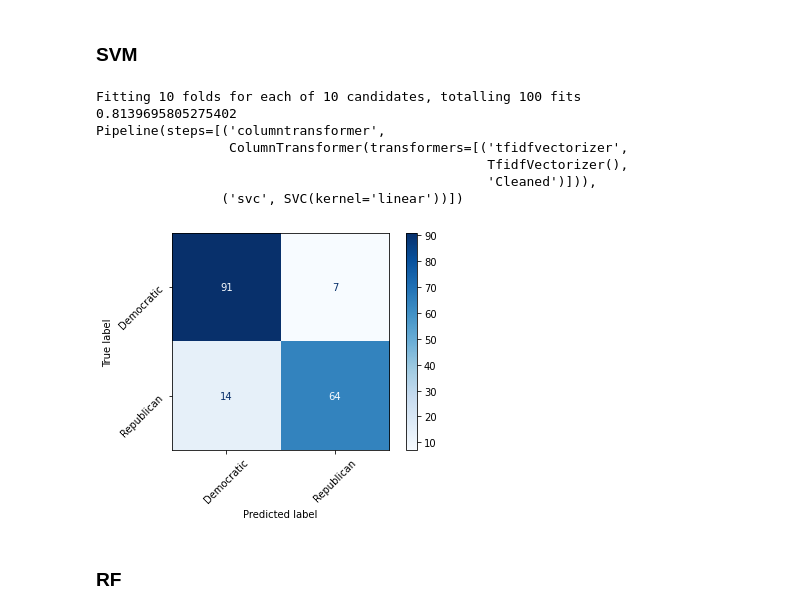
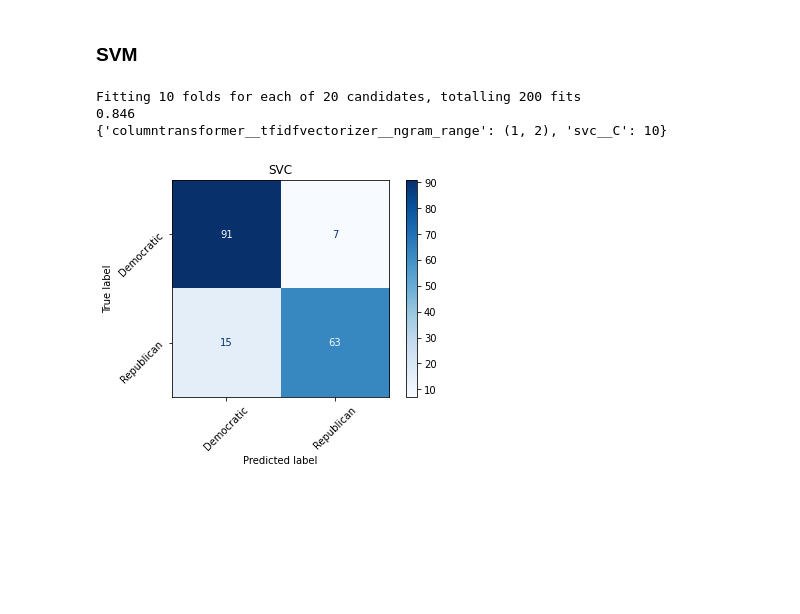
Before and after one commit to dimboump/predict-potus-affiliation, a Jupyter notebook: classical.ipynb, the cells around one changed output. Cells and saved outputs as stored; diff of their text form; code cells hidden in the pictures; blank space fills up the shorter version.

```diff
--- a/classical.ipynb
+++ b/classical.ipynb
@@ -62,6 +63,7 @@ sgd_param_grid = {
 # %%
-sgd_gs = GridSearchCV(sgd_pipe, sgd_param_grid, cv=10, scoring='f1_macro', n_jobs=-1, verbose=10, refit=True)
-sgd_gs.fit(X_train, y_train)
+lr_gs = GridSearchCV(lr_pipe, lr_param_grid, cv=10, scoring='f1_macro', n_jobs=-1, verbose=10, refit=True)
+lr_gs.fit(X_train, y_train)
 
-print(sgd_gs.best_score_, sgd_gs.best_estimator_, sep='\n')
+print(f"{lr_gs.best_score_:.3f}")
+pprint(lr_gs.best_params_)
 # %% [output]
@@ -85,0 +87,13 @@ disp.ax_.tick_params(axis='both', rotation=45)
+# %%
+lr_param_grid2 = {
+    'logisticregression__solver': ['lbfgs', 'newton-cg', 'sag'],
+    'logisticregression__penalty': ['l2'],
+    'logisticregression__max_iter': [100, 250, 500, 750, 1000],
+    'columntransformer__tfidfvectorizer__ngram_range': [(1, 1), (1, 2), (2, 2), (2, 3)]
+}
+# %%
+lr_gs2 = GridSearchCV(lr_pipe, lr_param_grid2, cv=10, scoring='f1_macro', n_jobs=-1, verbose=10, refit=True)
+lr_gs2.fit(X_train, y_train)
+
+print(f"{lr_gs2.best_score_:.3f}")
+pprint(lr_gs2.best_params_)
@@ -96,25 +124,26 @@ svm_param_grid = {
+# %%
+svm_param_grid = {
+    'svc__C': [0.1, 1, 10, 100, 1000],
+    'columntransformer__tfidfvectorizer__ngram_range': [(1, 1), (1, 2), (2, 2), (2, 3)]
+}
 # %%
 svm_gs = GridSearchCV(svm_pipe, svm_param_grid, cv=10, scoring='f1_macro', n_jobs=-1, verbose=10, refit=True)
 svm_gs.fit(X_train, y_train)
 
-print(svm_gs.best_score_, svm_gs.best_estimator_, sep='\n')
+print(f"{svm_gs.best_score_:.3f}")
+pprint(svm_gs.best_params_)
 # %% [output]
-Fitting 10 folds for each of 10 candidates, totalling 100 fits
-0.8139695805275402
-Pipeline(steps=[('columntransformer',
-                 ColumnTransformer(transformers=[('tfidfvectorizer',
-                                                  TfidfVectorizer(),
-                                                  'Cleaned')])),
-                ('svc', SVC(kernel='linear'))])
+Fitting 10 folds for each of 20 candidates, totalling 200 fits
+0.846
+{'columntransformer__tfidfvectorizer__ngram_range': (1, 2), 'svc__C': 10}
 # %%
 y_pred_svm = svm_gs.predict(X_test)
 # %%
 cm = confusion_matrix(y_test, y_pred_svm, labels=svm_gs.classes_)
 disp = ConfusionMatrixDisplay(confusion_matrix=cm)
 disp.display_labels = encoded_labels
 disp.plot(cmap=plt.cm.Blues)
+disp.ax_.set_title(svm.__class__.__name__)
 disp.ax_.tick_params(axis='both', rotation=45);
 # %% [output]
-[figure, old version]
+[figure, new version]
-# %% [markdown]
-### RF
```
Also changed, not shown: parts of 18 cells of this notebook, 2 other files.
